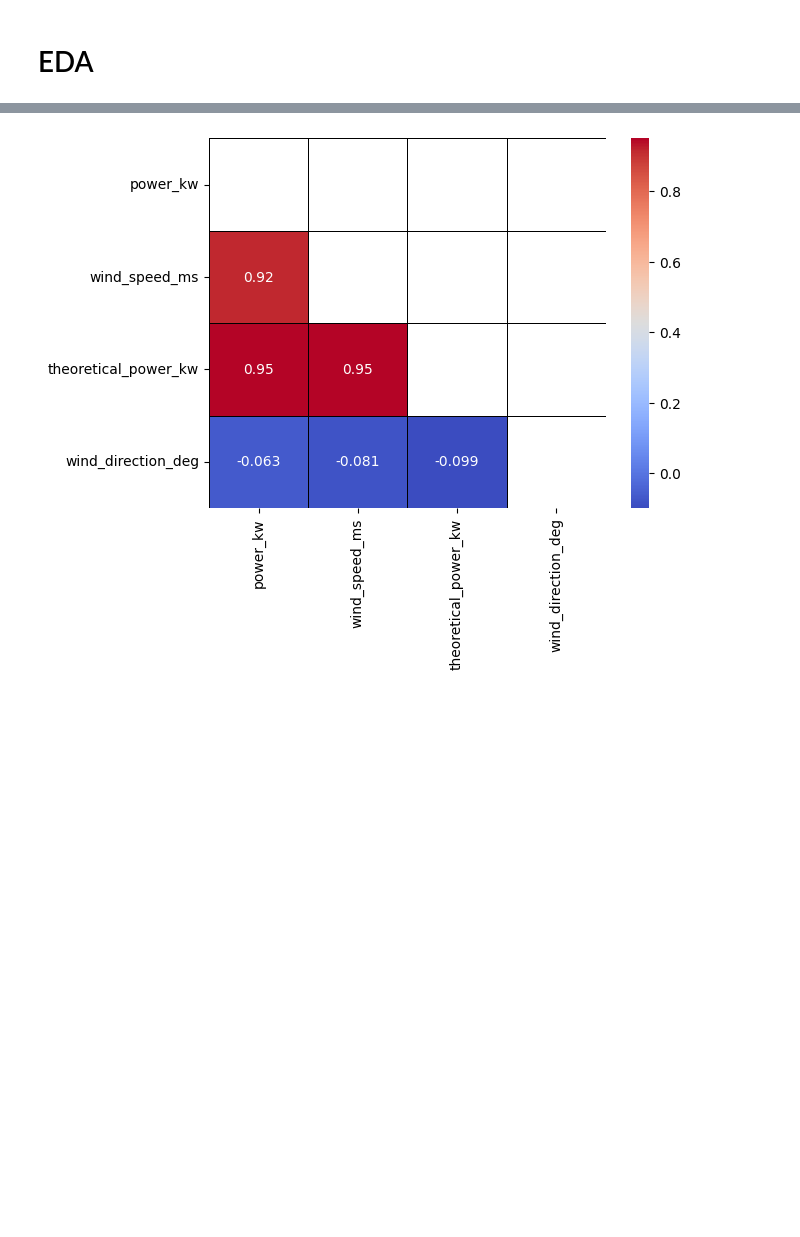
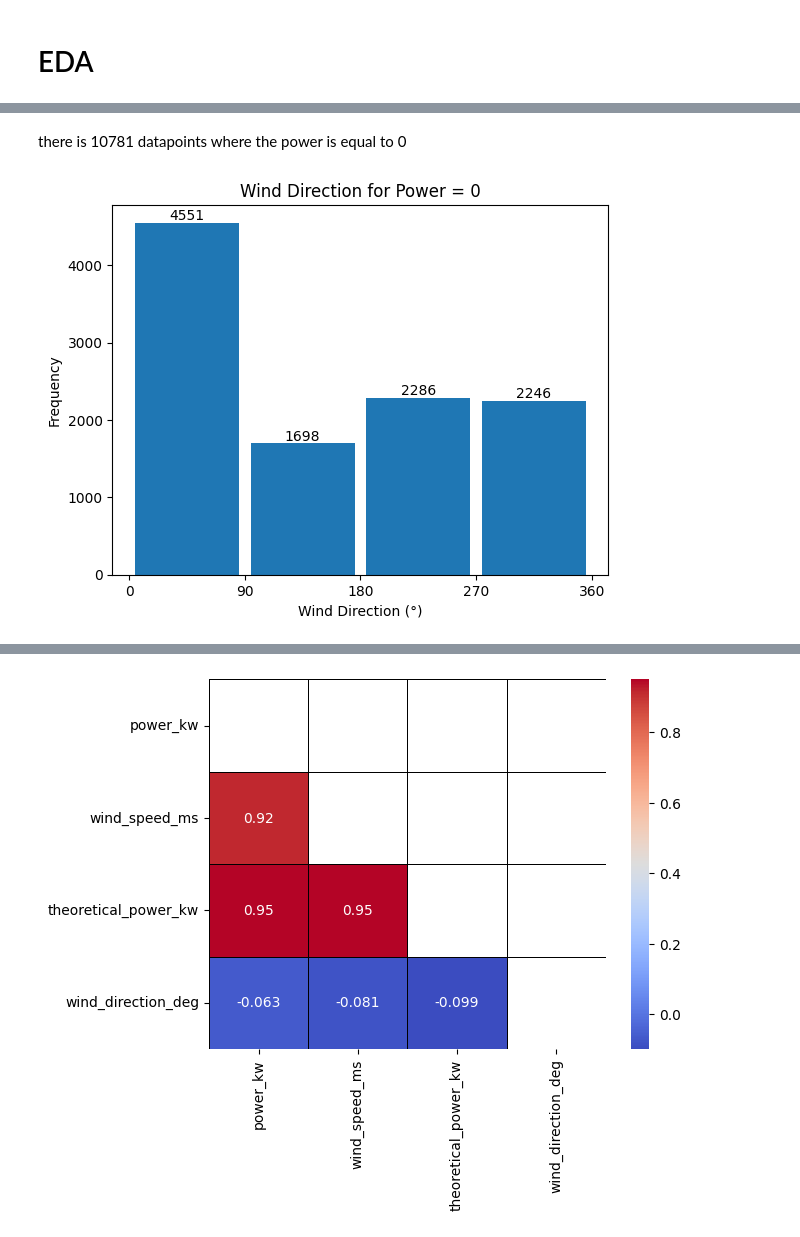
Before and after one commit to amrhkm/wind-turbine-power-prediction, a Jupyter notebook: train/palingperform.ipynb, the cells around one changed output, grey strips where cells are left out. Drawn from its saved outputs; the diff is of its cells as text; code cells hidden in the pictures; blank space fills up the shorter version.

```diff
--- a/train/palingperform.ipynb
+++ b/train/palingperform.ipynb
@@ -302,0 +306,3 @@ Index(['power_kw', 'wind_speed_ms', 'theoretical_power_kw',
+# %%
+power0 = df[df['power_kw'] == 0]
+power0
@@ -302,0 +323,19 @@ Index(['power_kw', 'wind_speed_ms', 'theoretical_power_kw',
+# %% [markdown]
+there is 10781 datapoints where the power is equal to 0
+# %%
+fig, ax = plt.subplots()
+n, bins, patches = ax.hist(power0['wind_direction_deg'], bins=4, rwidth=0.9)
+
+ax.set_title('Wind Direction for Power = 0')
+ax.set_xlabel('Wind Direction (°)')
+ax.set_ylabel('Frequency')
+plt.xticks([0, 90, 180, 270, 360])
+
+for i in range(len(patches)):
+    x = patches[i].get_x() + patches[i].get_width() / 2
+    y = patches[i].get_height()
+    ax.text(x, y, f'{int(y)}', ha='center', va='bottom')
+
+plt.show()
+# %% [output]
+[figure, added]
```
Also changed, not shown: parts of 15 cells of this notebook.
